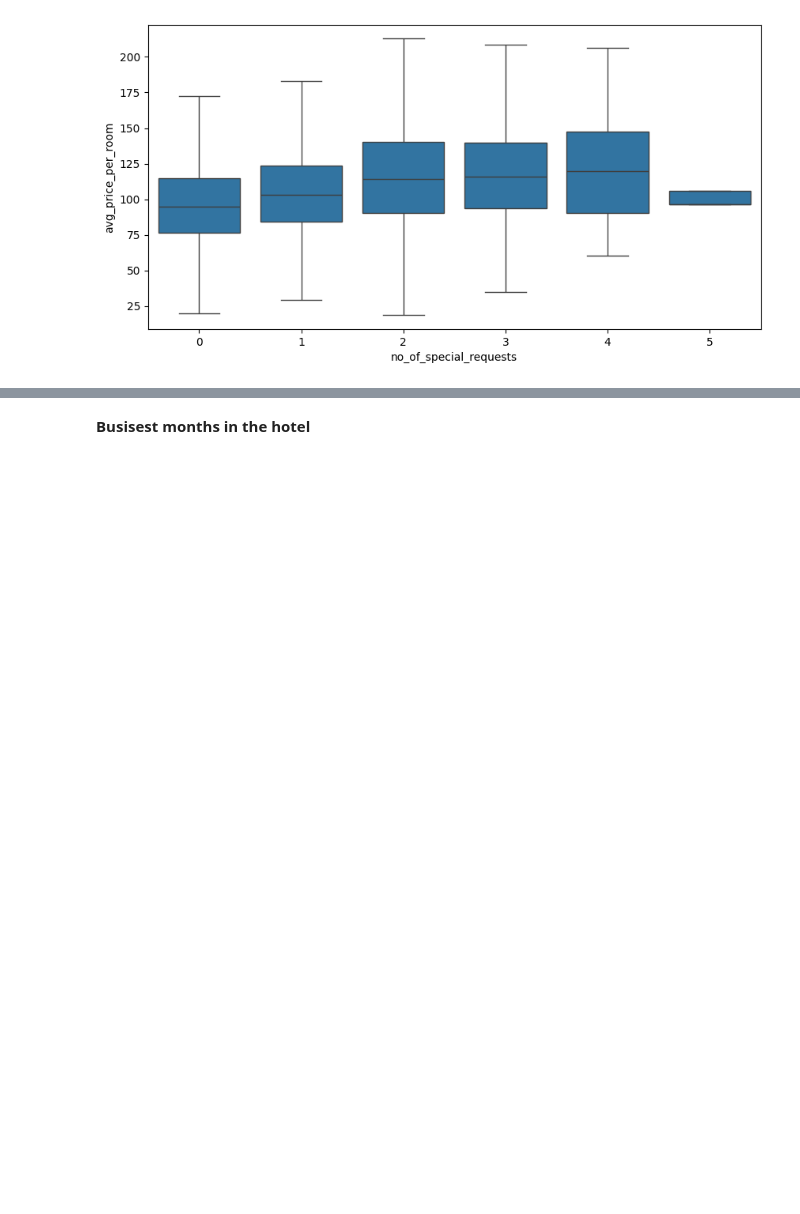
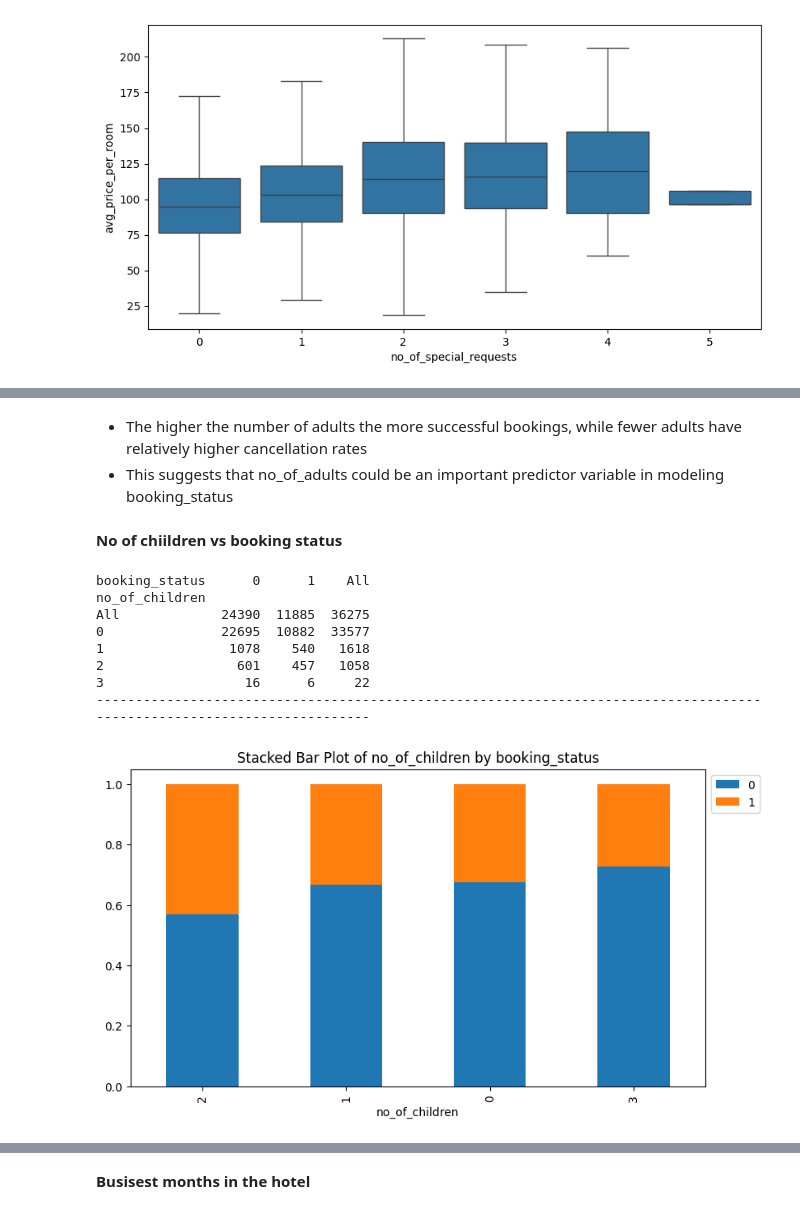
Before and after one commit to akatjizeu/Data-Science, a Jupyter notebook: deakin-bridging/ML2/ML2_INN_Full_code_Learner_notebook.ipynb, the cells around one changed output, grey strips where cells are left out. Saved outputs shown, nothing was run; the diff lists cells and outputs as text; code cells hidden in the pictures; blank space fills up the shorter version.

```diff
--- a/deakin-bridging/ML2/ML2_INN_Full_code_Learner_notebook.ipynb
+++ b/deakin-bridging/ML2/ML2_INN_Full_code_Learner_notebook.ipynb
@@ -938,0 +954,17 @@ plt.show()
+# %% [markdown]
+* The higher the number of adults the more successful bookings, while fewer adults  have relatively higher cancellation rates
+* This suggests that no_of_adults could be an important predictor variable in modeling booking_status
+# %% [markdown]
+**No of chiildren vs booking status**
+# %%
+stacked_barplot(hotel, 'no_of_children', 'booking_status')
+# %% [output]
+booking_status      0      1    All
+no_of_children
+All             24390  11885  36275
+0               22695  10882  33577
+1                1078    540   1618
+2                 601    457   1058
+3                  16      6     22
+------------------------------------------------------------------------------------------------------------------------
+[figure, added]
```
Also changed, not shown: parts of 46 cells of this notebook.
